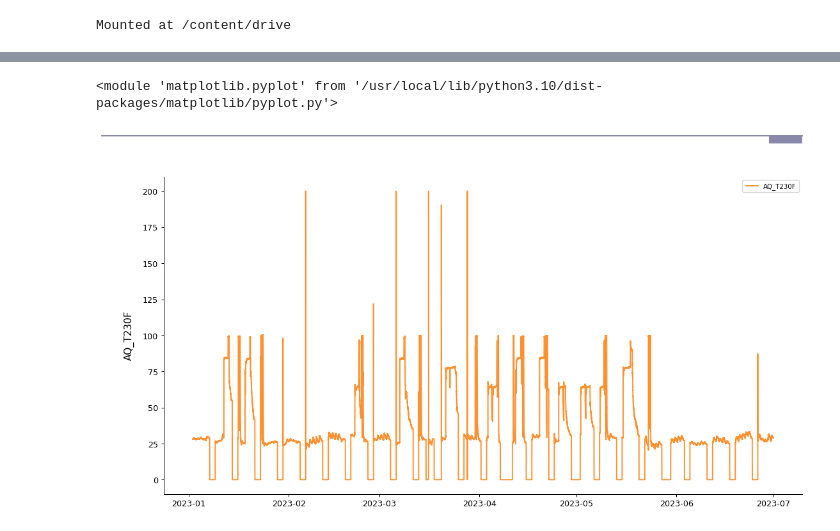
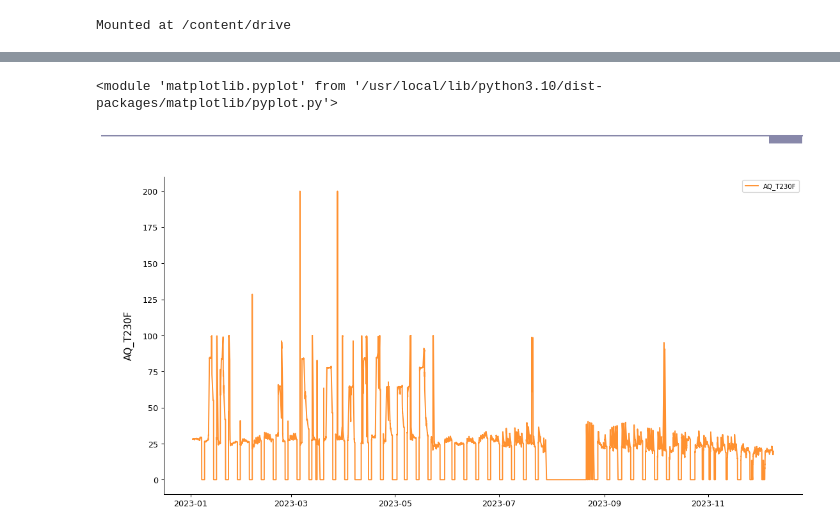
Before and after one commit to sipocz/I4_0, a Jupyter notebook: SolventRecovery.ipynb, the cells around one changed output, grey strips where cells are left out. Saved outputs shown, nothing was run; the diff lists cells and outputs as text; code cells hidden in the pictures.

```diff
--- a/SolventRecovery.ipynb
+++ b/SolventRecovery.ipynb
@@ -77,0 +90,7 @@ dfx.head()
+# %%
+df_hw=pd.read_csv(path+"/QK_F_TK.csv")
+df_hw.columns=["timer","QK_F_TK", "status"]
+df_hw.dropna(inplace=True)
+df_hw["timer"]=pd.to_datetime(df_hw["timer"], format="%m/%d/%Y %H:%M:%S %p")
+df_hw.set_index("timer", inplace=True)
+df_hw=df_hw.resample("1Min").mean()
@@ -77,0 +109,4 @@ dfx.head()
+# %%
+dfx=pd.concat([dfx,df_hw], axis=1)
+# %%
+dfx=pd.concat([dfx,df_goz], axis=1)
@@ -86,2 +127,0 @@ df2.columns=["asd"]
-# %%
-dfx=pd.concat([df,df2],axis=1)
@@ -115,5 +128,5 @@ df.resample("1Min").mean()
 # %%
-grafikon(df,"AQ_T460F","AQ_T230F")
+grafikon(dfx,"AQ_T460F","AQ_T230F")
 # %% [output]
 <module 'matplotlib.pyplot' from '/usr/local/lib/python3.10/dist-packages/matplotlib/pyplot.py'>
-[figure, old version]
+[figure, new version]
```
Also changed, not shown: parts of 18 cells of this notebook.
